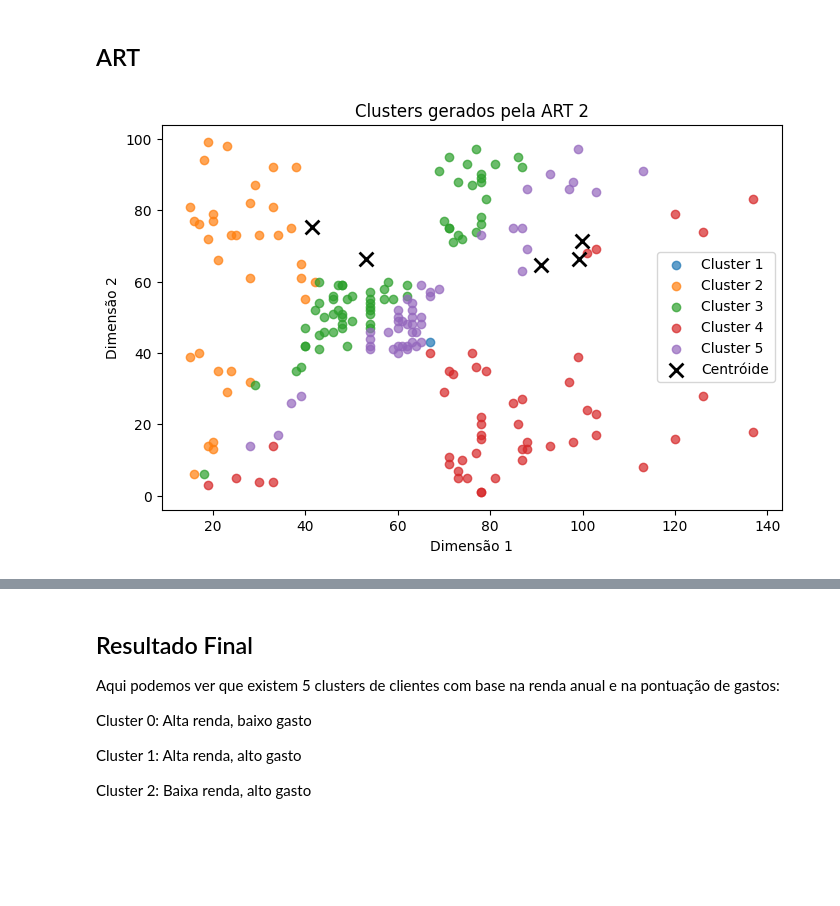
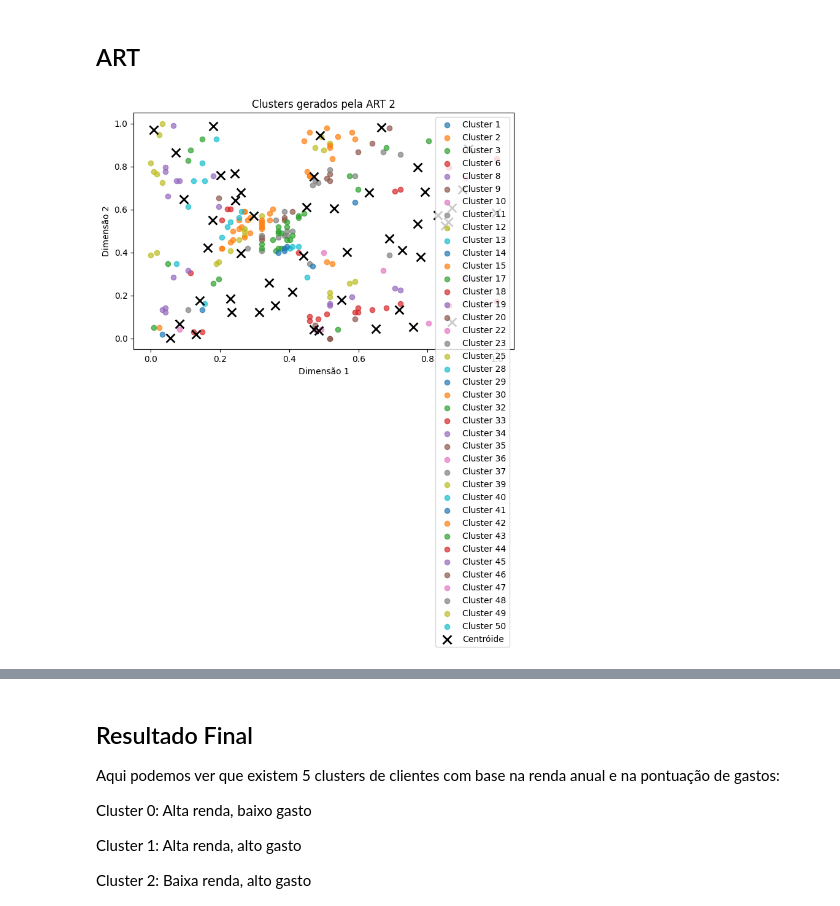
Before and after one commit to carlosgttfs/Redes-N-o-Supervisionadas, a Jupyter notebook: Trabalho Final.ipynb, the cells around one changed output, grey strips where cells are left out. Saved outputs shown, nothing was run; the diff lists cells and outputs as text; code cells hidden in the pictures; blank space fills up the shorter version.

```diff
--- a/Trabalho Final.ipynb
+++ b/Trabalho Final.ipynb
@@ -713,32 +713,111 @@ class ART2:
             predictions.append(np.argmax(similarities))
         return predictions
 # %%
+import numpy as np
 import matplotlib.pyplot as plt
-import numpy as np
+from sklearn.preprocessing import StandardScaler
 
-art2 = ART2(input_dim=2, num_clusters=5, vigilance=0.3, learning_rate=0.01)
+# Função para calcular a dispersão intra-cluster F_j
+def calcular_dispersaointra(cluster_points, centroid):
+    return np.sum(np.linalg.norm(cluster_points - centroid, axis=1))
+
+# Função para calcular o diâmetro máximo do cluster
+def calcular_diametro(cluster_points):
+    distancias = [np.linalg.norm(point1 - point2)
+                  for i, point1 in enumerate(cluster_points)
+                  for j, point2 in enumerate(cluster_points) if i != j]
+    return np.max(distancias)
+
+# Função para calcular a variância intra-cluster
+def calcular_variancia_intra(cluster_points, centroid):
+    return np.var(np.linalg.norm(cluster_points - centroid, axis=1))
+
+# Função para calcular o desvio padrão intra-cluster
+def calcular_desvio_padrao_intra(variancia_intra):
+    return np.sqrt(variancia_intra)
+
+# Função para calcular a dispersão inter-cluster (F_out)
+def calcular_dispersaointer(centroid_values, data_normalized, cluster_index, n_clusters):
+    F_out_values = []
+    for i in range(n_clusters):
+        centroid_i = centroid_values[i]
+        distancias = [np.linalg.norm(centroid_i - centroid_values[j]) for j in range(n_clusters) if i != j]
+        F_out_values.append(np.mean(distancias))
+    return np.mean(F_out_values)
+
+# Inicializando o ART2 com 2 dimensões e 5 clusters
+art2 = ART2(input_dim=2, num_clusters=50, vigilance=0.3, learning_rate=0.6)
 art2.train(data_normalized)
 cluster_assignments = art2.predict(data_normalized)  # Clusters atribuídos
 
 # Plotando os clusters
 plt.figure(figsize=(8, 5))
 
 unique_clusters = np.unique(cluster_assignments)
 for cluster in unique_clusters:
-    cluster_data = data[np.array(cluster_assignments) == cluster]
+    cluster_data = data_normalized[np.array(cluster_assignments) == cluster]
     plt.scatter(cluster_data[:, 0], cluster_data[:, 1],
                 label=f'Cluster {cluster + 1}', alpha=0.7)
 
 # Plotando centróides (os pesos dos clusters)
-centroids = scaler.inverse_transform(art2.weights)
-#for centroid in centroids:
+centroids = art2.weights
 plt.scatter(centroids[:,0], centroids[:,1], marker='x',
-                s=100, linewidths=2, color='k', label='Centróide')
+            s=100, linewidths=2, color='k', label='Centróide')
 
 plt.title("Clusters gerados pela ART 2")
 plt.xlabel("Dimensão 1")
 plt.ylabel("Dimensão 2")
 plt.legend()
 plt.show()
+
+# Inicializando as listas para armazenar as métricas de cada cluster
+F_j_values = []
+max_distance_values = []
+variancia_intra_values = []
+desvio_padrao_intra_values = []
+n_cluster_points_values = []
+centroid_values = []
+
+# Calculando as métricas para cada cluster
+for cluster in unique_clusters:
+    cluster_points = data_normalized[cluster_assignments == cluster]
+
+    # Determinando o centróide do cluster (peso do cluster)
+    centroid = art2.weights[cluster]
+    centroid_values.append(centroid)
+
+    # Número de pontos no cluster
+    n_cluster_points_values.append(len(cluster_points))
+
+    # Calcular a dispersão intra-cluster F_j
+    F_j = calcular_dispersaointra(cluster_points, centroid)
+    F_j_values.append(float(F_j))
+
+    # Calcular o diâmetro máximo do cluster
+    max_distance = calcular_diametro(cluster_points)
+    max_distance_values.append(float(max_distance))
+
+    # Calcular a variância intra-cluster
+    variancia_intra = calcular_variancia_intra(cluster_points, centroid)
+    variancia_intra_values.append(float(variancia_intra))
+
+    # Calcular o desvio padrão intra-cluster
+    desvio_padrao_intra = calcular_desvio_padrao_intra(variancia_intra)
+    desvio_padrao_intra_values.append(float(desvio_padrao_intra))
+
+# Calculando a dispersão inter-cluster (F_out)
+F_out = calcular_dispersaointer(centroid_values, data_normalized, cluster_assignments, len(unique_clusters))
+
+# Printando as métricas
+print("Métricas para os clusters ART:")
+print(f"Clusters: {unique_clusters}")
+print(f"F_out (Dispersão inter-cluster): {F_out}")
+print(f"F_in (Dispersão intra-cluster) por cluster: {F_j_values}")
+print(f"F_in (Dispersão intra-cluster): {sum(F_j_values)}")
+print(f"Número de pontos por cluster: {n_cluster_points_values}")
+print(f"Centróides dos clusters: {centroid_values}")
+print(f"Máxima distância (diâmetro) por cluster: {max_distance_values}")
+print(f"Variância intra-cluster por cluster: {variancia_intra_values}")
+print(f"Desvio padrão intra-cluster por cluster: {desvio_padrao_intra_values}")
 # %% [output]
-[figure, old version]
+[figure, new version]
```
Also changed, not shown: parts of 2 cells of this notebook.
